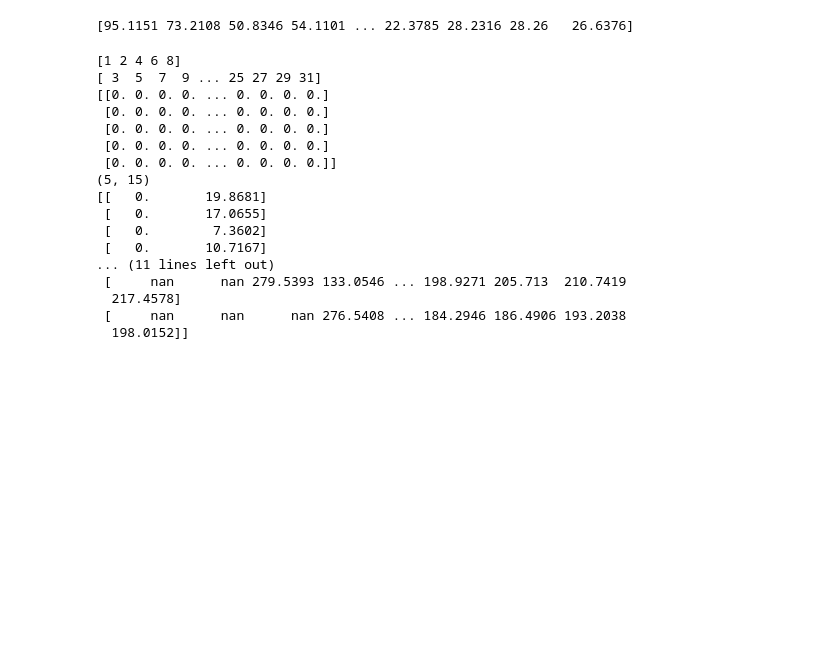
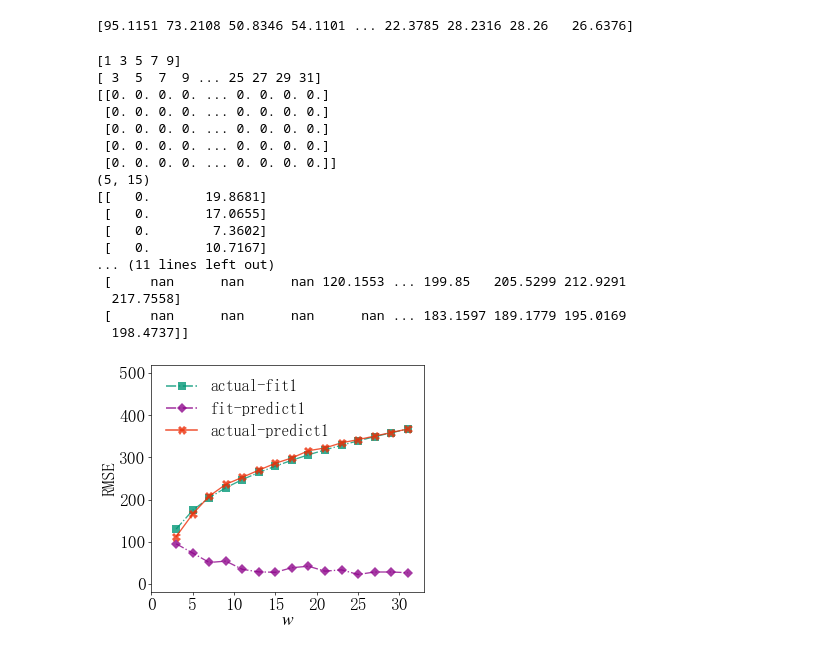
Before and after one commit to orange180/scada-data-of-a-wind-turbine, a Jupyter notebook: predict_rmse_w_k_plot3.ipynb, the cells around one changed output. Saved outputs shown, nothing was run; the diff lists cells and outputs as text; code cells hidden in the pictures; blank space fills up the shorter version.

```diff
--- a/predict_rmse_w_k_plot3.ipynb
+++ b/predict_rmse_w_k_plot3.ipynb
@@ -26,7 +26,7 @@ print(record2[0,:])
 # %% [output]
 [95.1151 73.2108 50.8346 54.1101 ... 22.3785 28.2316 28.26   26.6376]
 # %%
-k = np.array([1,2,4,6,8])
+k = np.array([1,3,5,7,9])
 w = (np.arange(15)+1)*2+1
 print(k)
 print(w)
@@ -46,7 +46,7 @@ for i in range(len(k)):
             record[i,j] = np.NAN
 print(record)
 # %% [output]
-[1 2 4 6 8]
+[1 3 5 7 9]
 [ 3  5  7  9 ... 25 27 29 31]
 [[0. 0. 0. 0. ... 0. 0. 0. 0.]
  [0. 0. 0. 0. ... 0. 0. 0. 0.]
@@ -59,10 +59,56 @@ print(record)
  [   0.        7.3602]
  [   0.       10.7167]
 ... (11 lines left out)
- [     nan      nan 279.5393 133.0546 ... 198.9271 205.713  210.7419
-  217.4578]
- [     nan      nan      nan 276.5408 ... 184.2946 186.4906 193.2038
-  198.0152]]
+ [     nan      nan      nan 120.1553 ... 199.85   205.5299 212.9291
+  217.7558]
+ [     nan      nan      nan      nan ... 183.1597 189.1779 195.0169
+  198.4737]]
+# %%
+plt.rcParams['axes.unicode_minus'] = False  # 解决负号显示问题
+config = {
+            "font.family": 'serif',
+            "font.size": 21,
+            "mathtext.fontset": 'stix',
+            "font.serif": ['SimSun'],
+         }
+rcParams.update(config)
+fig, ax1 = plt.subplots(figsize=(6, 5), dpi=60)
+# 绘图
+# 自变量
+x = (np.arange(15)+1)*2+1
+# y = record[2]
+colors = ['#009675ca', '#8e058bca', '#ec2d07ca', '#1d6a0fca', '#173ebcca']
+markers = ['s', 'D', 'X', '*', 'P']
+msize = [8.5, 7.8, 10.8, 15, 10.8]
+plt.plot(x, record1[0,:], label=r'actual-fit1', linewidth=1.6, linestyle='-.', color=colors[0], marker=markers[0], markersize = msize[0], markerfacecolor=colors[0], markeredgecolor='#FD4040', markeredgewidth=0)
+plt.plot(x, record2[0,:], label=r'fit-predict1', linewidth=1.6, linestyle='-.', color=colors[1], marker=markers[1], markersize = msize[1], markerfacecolor=colors[1], markeredgecolor='#249166', markeredgewidth=0)
+plt.plot(x, record[0,:], label=r'actual-predict1', linewidth=1.6, linestyle='-', color=colors[2], marker=markers[2], markersize = msize[2], markerfacecolor=colors[2], markeredgecolor='#FD4040', markeredgewidth=0)
+# plt.plot(x, record[3,:], label=r'order=6', linewidth=1.6, linestyle='--', color=colors[3], marker=markers[3], markersize = msize[3], markerfacecolor=colors[3], markeredgecolor='#FD4040', markeredgewidth=0)
+# plt.plot(x, record[4,:], label=r'order=8', linewidth=1.6, linestyle='--', color=colors[4], marker=markers[4], markersize = msize[4], markerfacecolor=colors[4], markeredgecolor='#FD4040', markeredgewidth=0)
+
+# 设置坐标系
+plt.xlim(0, 33)
+plt.ylim(-20, 520)
+# 坐标轴名
+ax1.set_xlabel(r'$w$', labelpad=1)#, fontsize=10
+ax1.set_ylabel('RMSE', labelpad=4)
+#设置主刻度标签的位置sss
+ax1.xaxis.set_major_locator(plt.MultipleLocator(5)) #将轴主刻度标签设置为 的倍数
+# ax1.yaxis.set_major_locator(plt.MultipleLocator(.2))
+
+legend = plt.legend(loc='upper left',frameon=False, ncol=1,fancybox=False,
+                    facecolor='white', fontsize=19)#loc='upper left', ,edgecolor='black', fontsize=7, bbox_to_anchor=(.6, 1)
+# set the linewidth of each legend object
+for legobj in legend.legendHandles:
+	legobj.set_linewidth(1.9)
+
+plt.tight_layout()
+plt.savefig('./output/predict_rmse_w_k_plot31.jpg', dpi=600)
+# plt.savefig('./output/'+time.strftime('%Y_%m_%d_%H_%M_%S', time.localtime())+'.tiff', dpi=300)
+plt.show()
+plt.close(fig)
+# %% [output]
+[figure, added]
 # %%
 plt.rcParams['axes.unicode_minus'] = False  # 解决负号显示问题
 config = {
```
Also changed, not shown: parts of 2 cells of this notebook, 33 other files.
